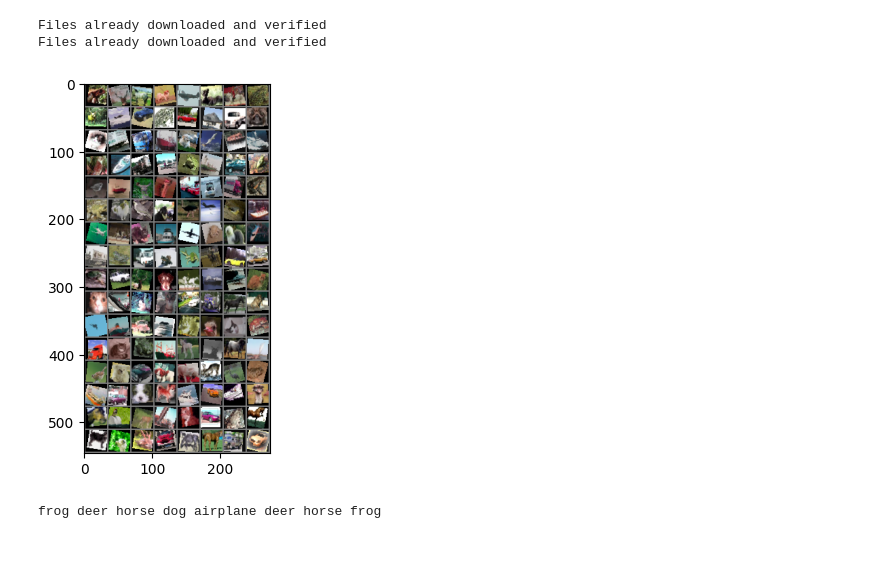
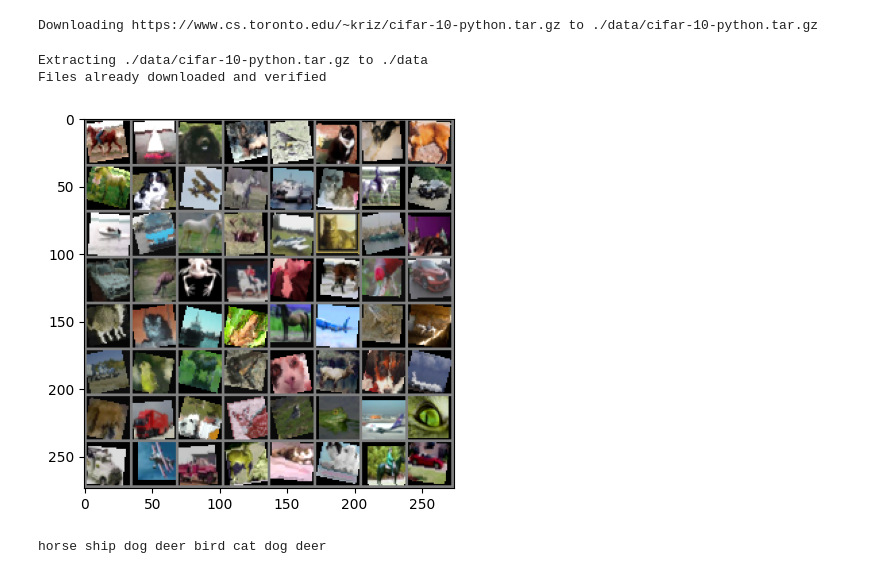
Before and after one commit to yaroslav-lototskyi/nn-examples, a Jupyter notebook: notebooks/ciraf-10.ipynb, the cells around one changed output. Drawn from its saved outputs; the diff is of its cells as text; code cells hidden in the pictures.

```diff
--- a/notebooks/ciraf-10.ipynb
+++ b/notebooks/ciraf-10.ipynb
@@ -1,4 +115,5 @@
 # %%
+# @title Datasets
 import torch
 import torchvision
 import torchvision.transforms as transforms
@@ -10,37 +125,38 @@ transform = transforms.Compose([
     transforms.RandomHorizontalFlip(),
     transforms.RandomCrop(32, padding=4),
     transforms.RandomRotation(15),
     transforms.ColorJitter(brightness=0.2, contrast=0.2, saturation=0.2, hue=0.1),
     transforms.ToTensor(),
     transforms.Normalize((0.5, 0.5, 0.5), (0.5, 0.5, 0.5))
 ])
 
 
 train_dataset = torchvision.datasets.CIFAR10(root="./data", train=True, download=True, transform=transform)
 test_dataset = torchvision.datasets.CIFAR10(root="./data", train=False, download=True, transform=transform)
 
 train_size = int(0.8 * len(train_dataset))
 val_size = len(train_dataset) - train_size
 train_dataset, val_dataset = random_split(train_dataset, [train_size, val_size])
 
-train_loader = DataLoader(train_dataset, batch_size=128, shuffle=True)
-val_loader = DataLoader(val_dataset, batch_size=128, shuffle=False)
-test_loader = DataLoader(test_dataset, batch_size=128, shuffle=False)
+train_loader = DataLoader(train_dataset, batch_size=64, shuffle=True)
+val_loader = DataLoader(val_dataset, batch_size=64, shuffle=False)
+test_loader = DataLoader(test_dataset, batch_size=64, shuffle=False)
 
 classes = train_dataset.dataset.classes
 
 def imshow(img):
     img = img / 2 + 0.5
     npimg = img.numpy()
     plt.imshow(np.transpose(npimg, (1, 2, 0)))
     plt.show()
 
 dataiter = iter(train_loader)
 images, labels = next(dataiter)
 imshow(torchvision.utils.make_grid(images))
 print(" ".join(f"{classes[labels[j]]}" for j in range(8)))
 # %% [output]
-Files already downloaded and verified
-Files already downloaded and verified
+Downloading https://www.cs.toronto.edu/~kriz/cifar-10-python.tar.gz to ./data/cifar-10-python.tar.gz
+Extracting ./data/cifar-10-python.tar.gz to ./data
+Files already downloaded and verified
-[figure, old version]
+[figure, new version]
-frog deer horse dog airplane deer horse frog
+horse ship dog deer bird cat dog deer
```
Also changed, not shown: parts of 10 cells of this notebook.
